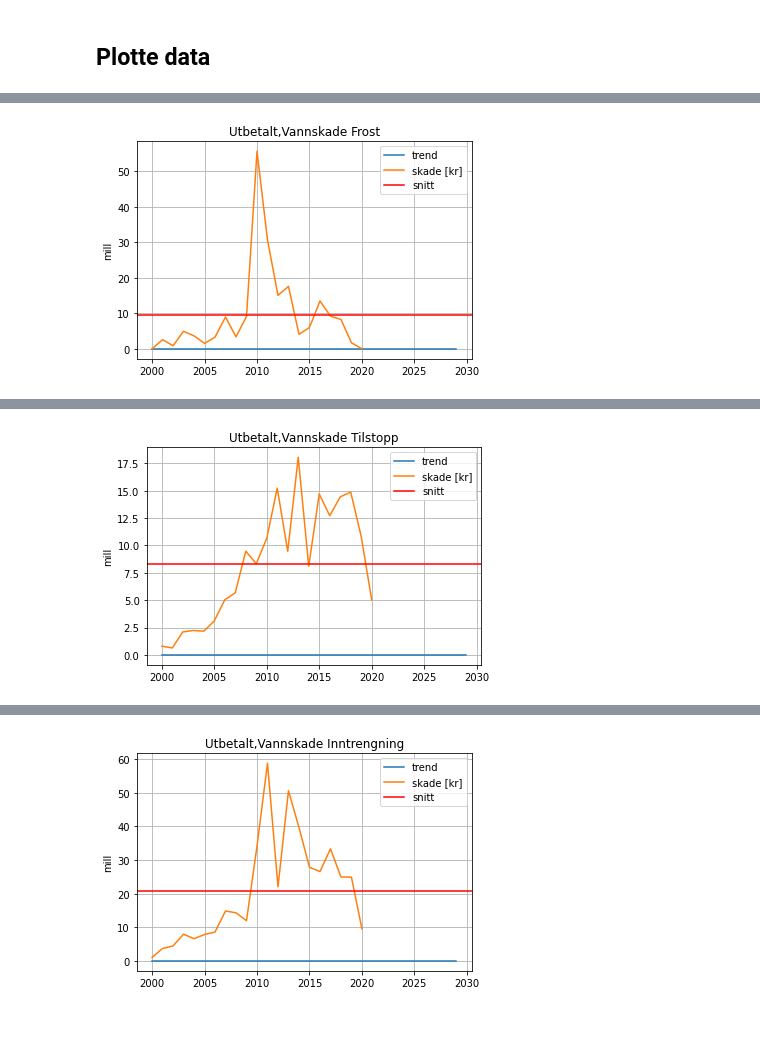
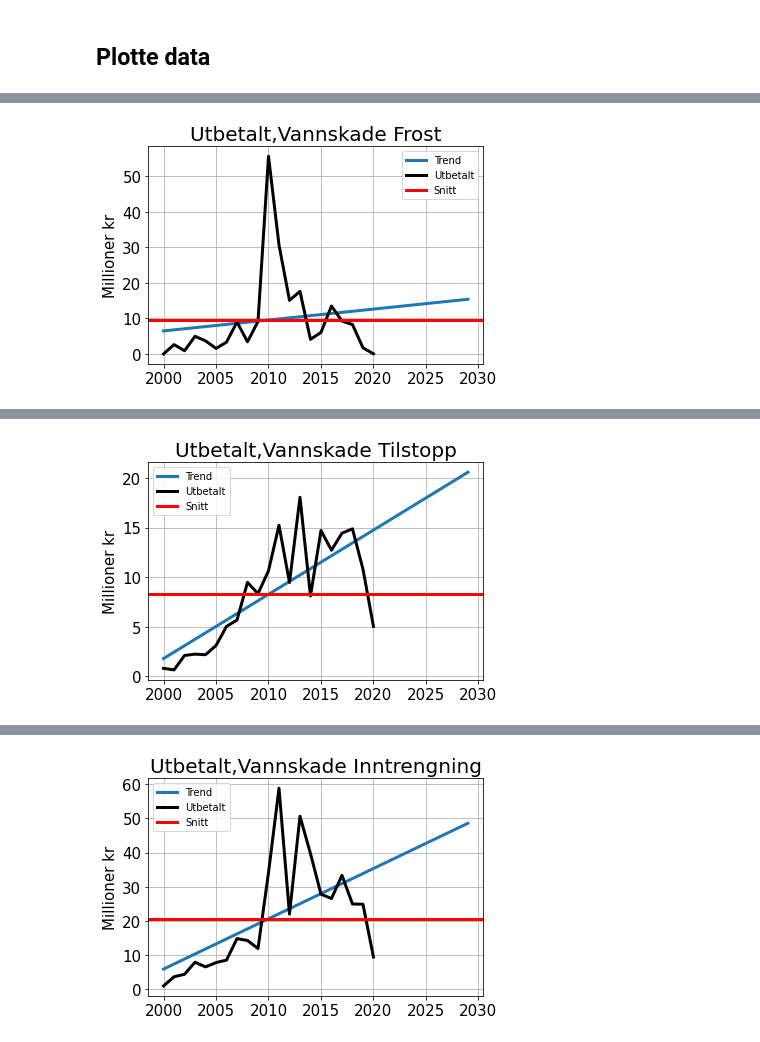
Before and after one commit to eirikngard/Eika, a Jupyter notebook: Vannskade.ipynb, the cells around one changed output, grey strips where cells are left out. Drawn from its saved outputs; the diff is of its cells as text; code cells hidden in the pictures.

```diff
--- a/Vannskade.ipynb
+++ b/Vannskade.ipynb
@@ -78,17 +78,18 @@ for i,j in zip(data_new,tit):
 
   snitt = np.mean(i)
   a,b = linreg(range(len(i)),i)  #//x=skade
-  extrapolatedtrendline=[a*index + b for index in range(len(år))]
-  new_trend = [k*(10**(-6)) for k in extrapolatedtrendline]
-  plt.plot(år,new_trend,label="trend")
-  plt.plot(år[:-9],i,label="skade [kr]")
-  plt.axhline(y=snitt,color='r',label='snitt')
-  plt.title("Utbetalt,"+str(j))#str(i))
-  plt.ylabel("mill")
+  trendline=[a*index + b for index in range(len(år))]
+  plt.plot(år,trendline,label="Trend",linewidth=3)
+  plt.plot(år[:-9],i,label="Utbetalt",color='k',linewidth=3)
+  plt.axhline(y=snitt,color='r',label='Snitt',linewidth=3)
+  plt.title("Utbetalt,"+str(j),size=20)
+  plt.ylabel("Millioner kr",size=15)
+  ax = plt.gca()
+  ax.tick_params(axis = 'both', which = 'major', labelsize = 15)
   plt.grid(),plt.legend()
 
+  from google.colab import files
+  plt.savefig("vannskade"+str(j)+".png")
+  files.download("vannskade"+str(j)+".png")
   plt.show()
-#from google.colab import files
-#plt.savefig("abc.png")
-#files.download("abc.png")
 # %% [output]
@@ -95 +98 @@ for i,j in zip(data_new,tit):
-[figure, old version]
+[figure, new version]
@@ -96 +101 @@ for i,j in zip(data_new,tit):
-[figure, old version]
+[figure, new version]
@@ -97 +104 @@ for i,j in zip(data_new,tit):
-[figure, old version]
+[figure, new version]
```
Also changed, not shown: parts of 1 cell of this notebook.
